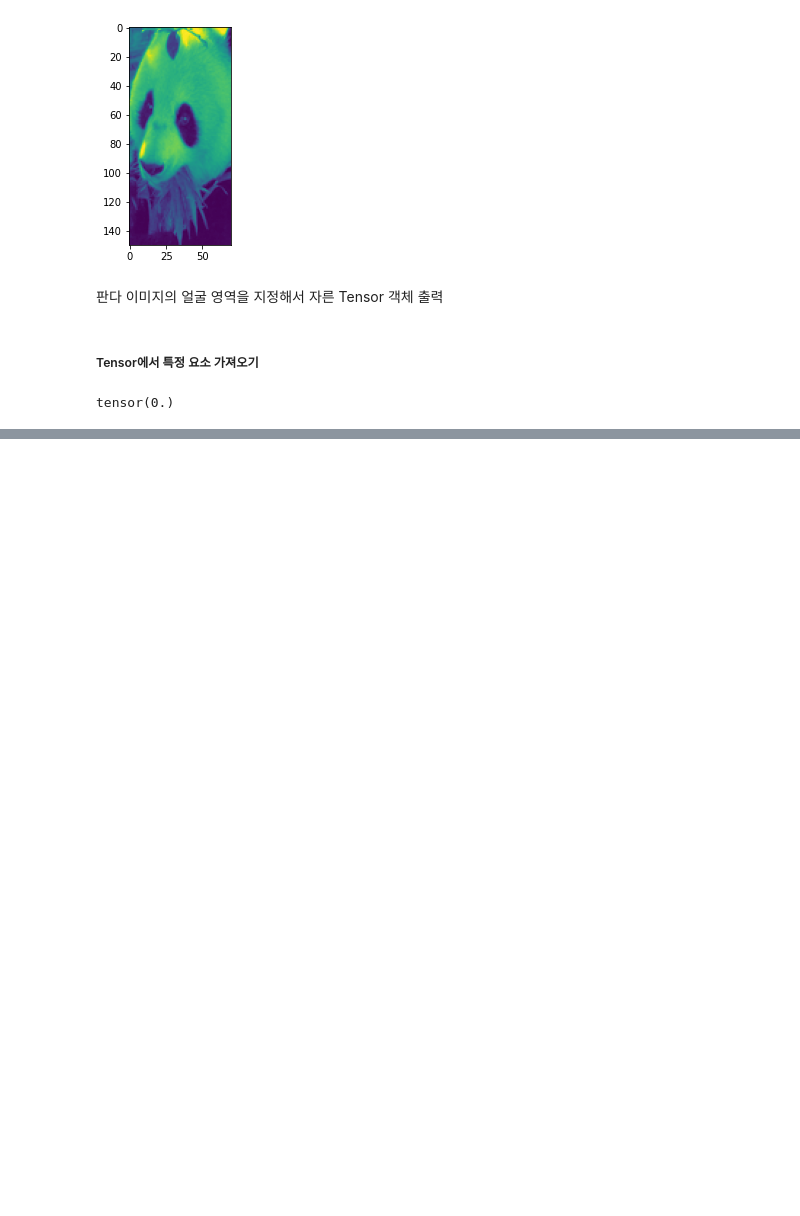
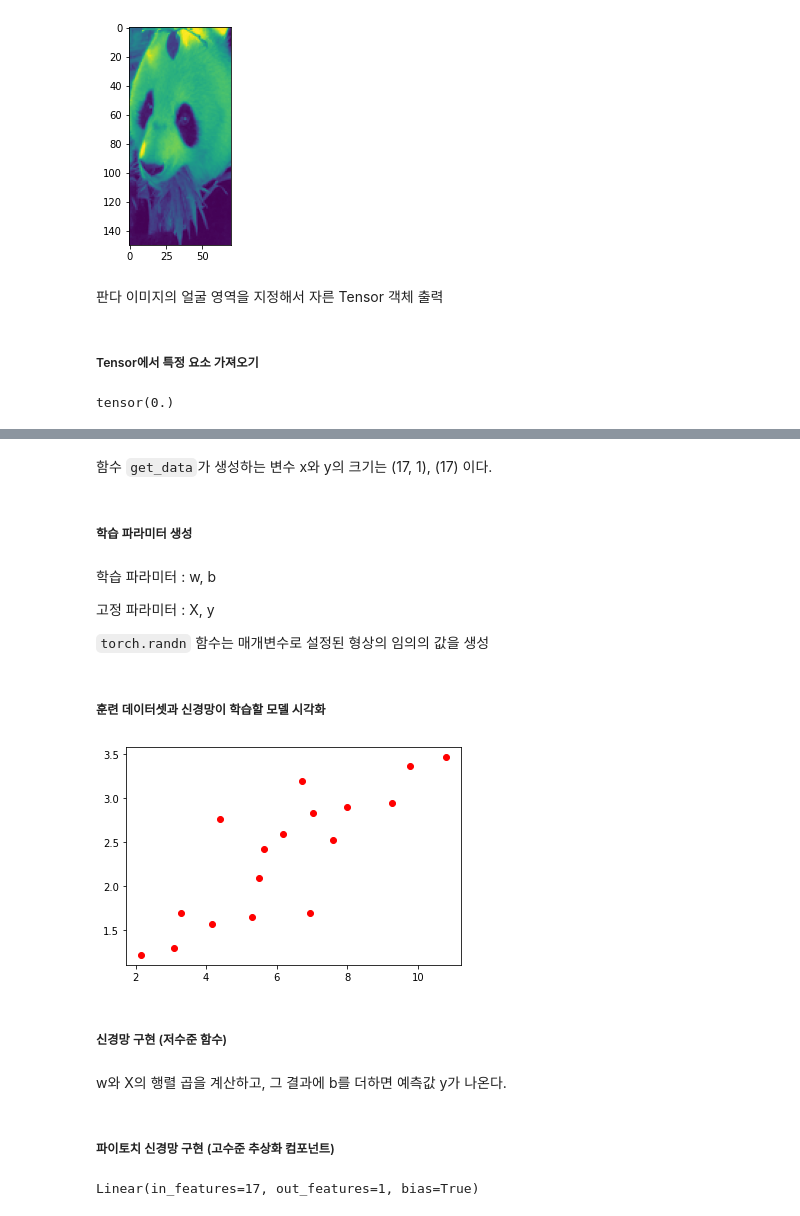
Before and after one commit to Hyyena/Study_DeepLearning_with_PyTorch, a Jupyter notebook: Chapter 02/2. Building Blocks of Neural Networks.ipynb, the cells around one changed output, grey strips where cells are left out. Saved outputs shown, nothing was run; the diff lists cells and outputs as text; code cells hidden in the pictures; blank space fills up the shorter version.

```diff
--- a/Chapter 02/2. Building Blocks of Neural Networks.ipynb
+++ b/Chapter 02/2. Building Blocks of Neural Networks.ipynb
@@ -147,0 +333,8 @@ tensor(0.)
+# %%
+x = Variable(torch.ones(2, 2), requires_grad = True)
+y = x.mean()
+
+print(x)
+print(y)
+print(y.backward())
+print(x.grad)
@@ -147,0 +363,17 @@ tensor(0.)
+# %%
+def get_data():
+    train_X = np.asarray([3.3,4.4,5.5,6.71,6.93,4.168,9.779,6.182,7.59,2.167,
+                         7.042,10.791,5.313,7.997,5.654,9.27,3.1])
+    train_Y = np.asarray([1.7,2.76,2.09,3.19,1.694,1.573,3.366,2.596,2.53,1.221,
+                         2.827,3.465,1.65,2.904,2.42,2.94,1.3])
+
+    dtype = torch.FloatTensor
+
+    X = Variable(torch.from_numpy(train_X).type(dtype),requires_grad = False).view(17, 1)
+    y = Variable(torch.from_numpy(train_Y).type(dtype),requires_grad = False)
+
+    return X, y
+# %% [markdown]
+함수 `get_data`가 생성하는 변수 x와 y의 크기는 (17, 1), (17) 이다.
+# %% [markdown]
+##### 학습 파라미터 생성
@@ -147,0 +386,15 @@ tensor(0.)
+# %% [markdown]
+학습 파라미터 : w, b
+
+고정 파라미터 : X, y
+
+`torch.randn` 함수는 매개변수로 설정된 형상의 임의의 값을 생성
+# %% [markdown]
+##### 훈련 데이터셋과 신경망이 학습할 모델 시각화
+# %%
+X, y = get_data()
+plot_variable(X, y, 'ro')
+# %% [output]
+[figure, added]
+# %% [markdown]
+##### 신경망 구현 (저수준 함수)
@@ -147,0 +406,11 @@ tensor(0.)
+# %% [markdown]
+w와 X의 행렬 곱을 계산하고, 그 결과에 b를 더하면 예측값 y가 나온다.
+# %% [markdown]
+##### 파이토치 신경망 구현 (고수준 추상화 컴포넌트)
+# %%
+import torch.nn as nn
+
+f = nn.Linear(17, 1)
+f
+# %% [output]
+Linear(in_features=17, out_features=1, bias=True)
```
Also changed, not shown: parts of 36 cells of this notebook.
